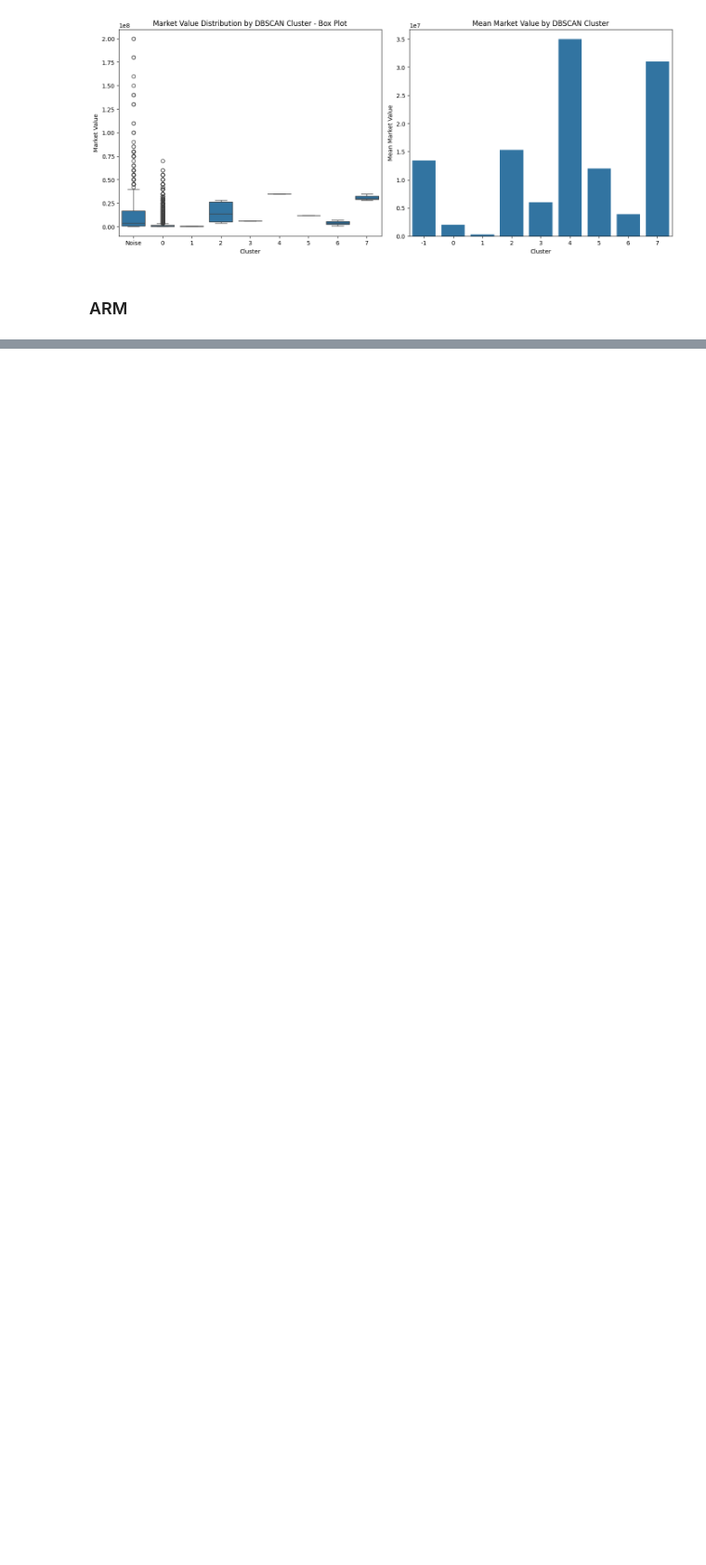
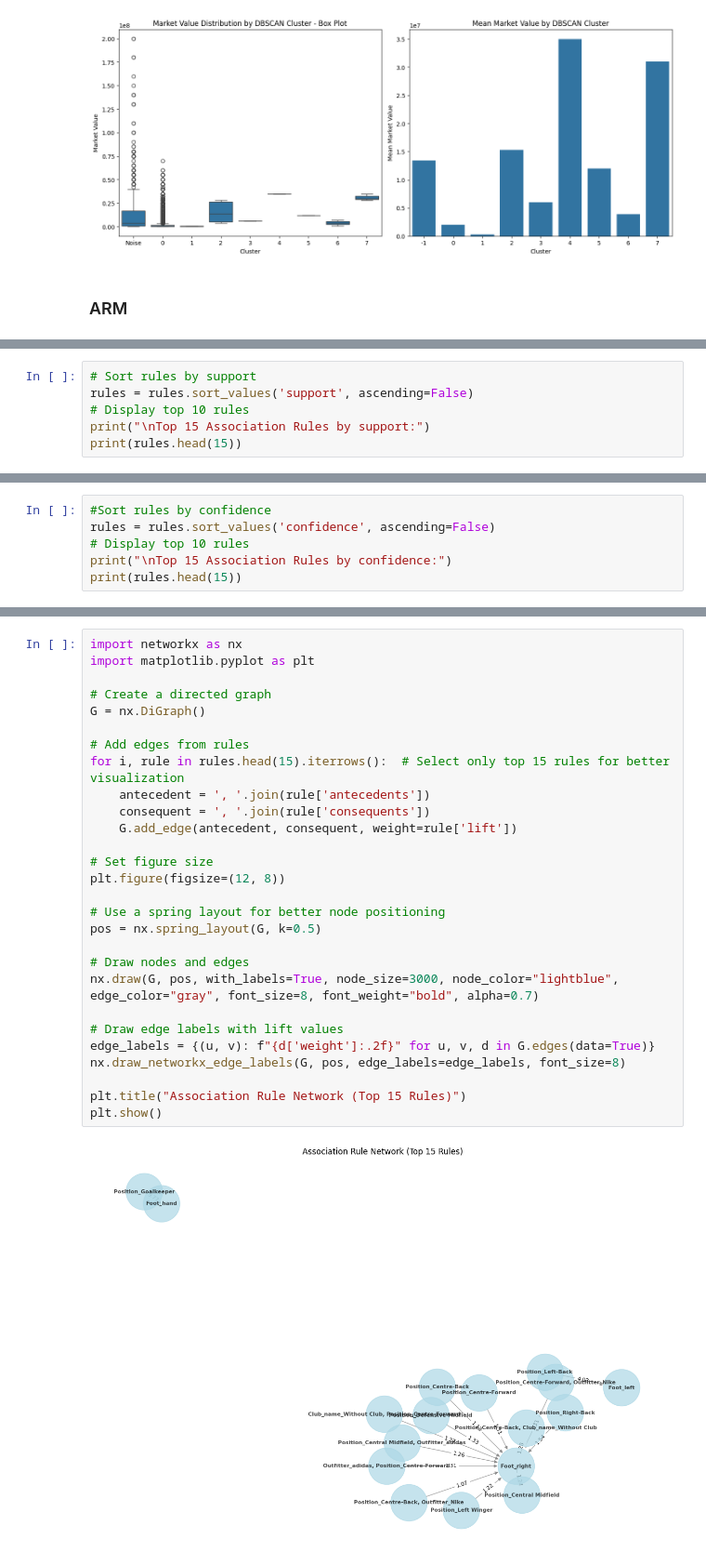
Before and after one commit to prnv19/FootballAnalytics, a Jupyter notebook: PCA_Clustering.ipynb, the cells around one changed output, grey strips where cells are left out. Shown at 93% size. Drawn from its saved outputs; the diff is of its cells as text; blank space fills up the shorter version.

```diff
--- a/PCA_Clustering.ipynb
+++ b/PCA_Clustering.ipynb
@@ -440,0 +482,6 @@ Top 10 Association Rules:
+# %%
+# Sort rules by support
+rules = rules.sort_values('support', ascending=False)
+# Display top 10 rules
+print("\nTop 15 Association Rules by support:")
+print(rules.head(15))
@@ -440,0 +506,6 @@ Top 10 Association Rules:
+# %%
+#Sort rules by confidence
+rules = rules.sort_values('confidence', ascending=False)
+# Display top 10 rules
+print("\nTop 15 Association Rules by confidence:")
+print(rules.head(15))
@@ -440,0 +530,30 @@ Top 10 Association Rules:
+# %%
+import networkx as nx
+import matplotlib.pyplot as plt
+
+# Create a directed graph
+G = nx.DiGraph()
+
+# Add edges from rules
+for i, rule in rules.head(15).iterrows():  # Select only top 15 rules for better visualization
+    antecedent = ', '.join(rule['antecedents'])
+    consequent = ', '.join(rule['consequents'])
+    G.add_edge(antecedent, consequent, weight=rule['lift'])
+
+# Set figure size
+plt.figure(figsize=(12, 8))
+
+# Use a spring layout for better node positioning
+pos = nx.spring_layout(G, k=0.5)
+
+# Draw nodes and edges
+nx.draw(G, pos, with_labels=True, node_size=3000, node_color="lightblue", edge_color="gray", font_size=8, font_weight="bold", alpha=0.7)
+
+# Draw edge labels with lift values
+edge_labels = {(u, v): f"{d['weight']:.2f}" for u, v, d in G.edges(data=True)}
+nx.draw_networkx_edge_labels(G, pos, edge_labels=edge_labels, font_size=8)
+
+plt.title("Association Rule Network (Top 15 Rules)")
+plt.show()
+# %% [output]
+[figure, added]
```
Also changed, not shown: parts of 8 cells of this notebook.
